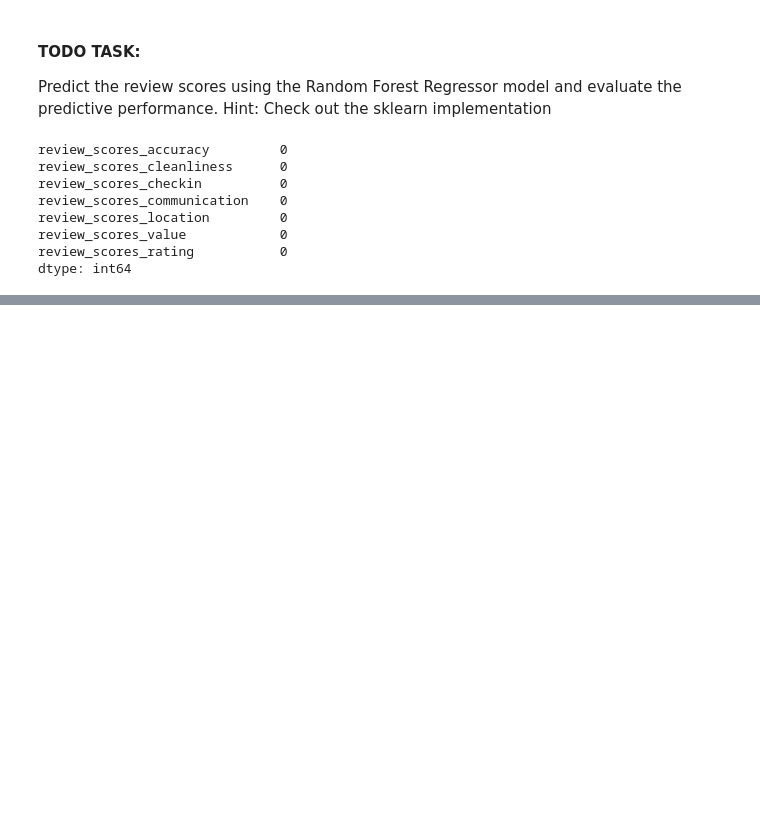
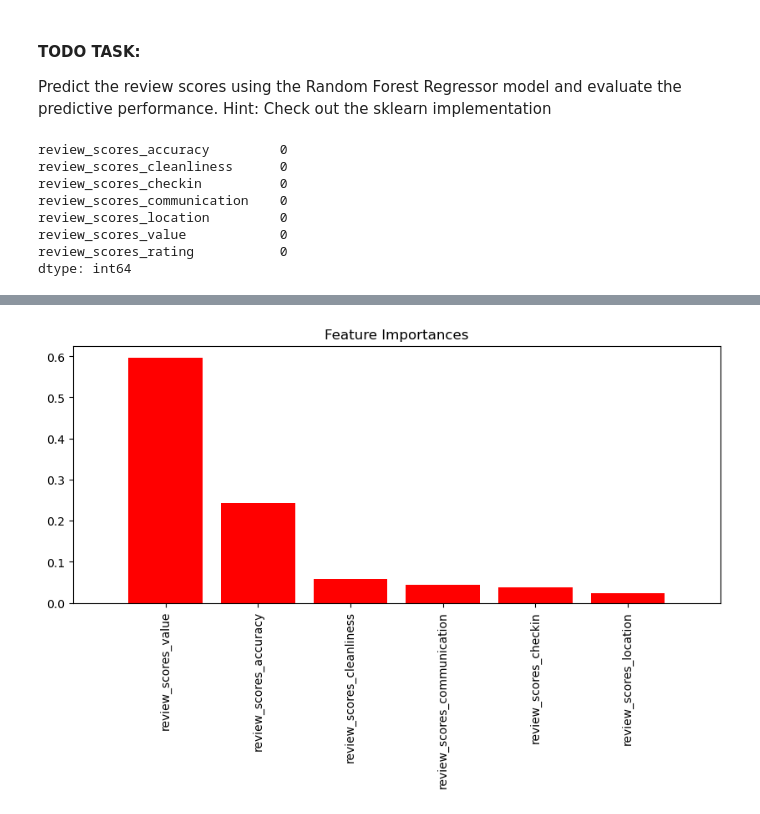
Before and after one commit to KalleLahtinen/joda2024, a Jupyter notebook: demo/2. categorical_missing_data/Categorical and Missing Data.ipynb, the cells around one changed output, grey strips where cells are left out. Cells and saved outputs as stored; diff of their text form; code cells hidden in the pictures; blank space fills up the shorter version.

```diff
--- a/demo/2. categorical_missing_data/Categorical and Missing Data.ipynb
+++ b/demo/2. categorical_missing_data/Categorical and Missing Data.ipynb
@@ -302,0 +338,14 @@ X_train, X_test, y_train, y_test = train_test_split(X, y, test_size=0.2, random_
+# %%
+importances = rf.feature_importances_
+indices = np.argsort(importances)[::-1]
+features = X.columns
+
+# Plotting feature importances
+plt.figure(figsize=(10, 4))
+plt.title("Feature Importances")
+plt.bar(range(X_train.shape[1]), importances[indices], color="r", align="center")
+plt.xticks(range(X_train.shape[1]), [features[i] for i in indices], rotation=90)
+plt.xlim([-1, X_train.shape[1]])
+plt.show()
+# %% [output]
+[figure, added]
```
Also changed, not shown: parts of 3 cells of this notebook, 8 other files.
